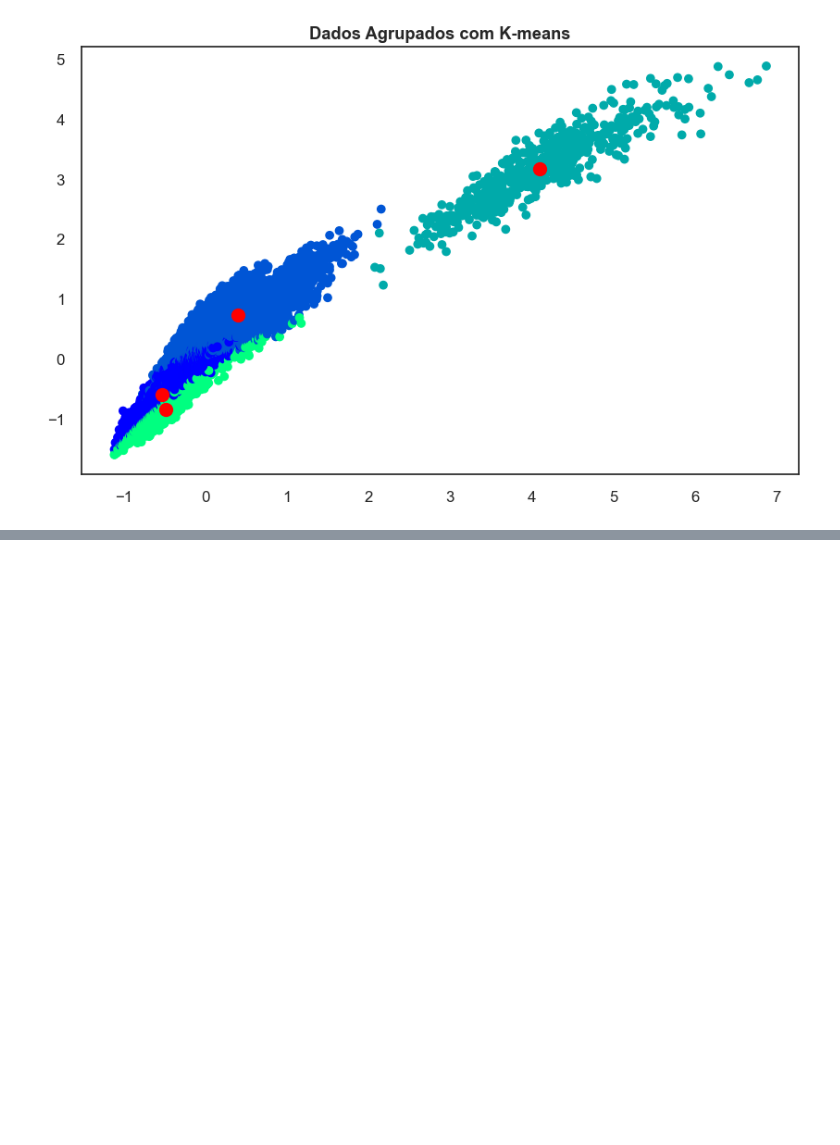
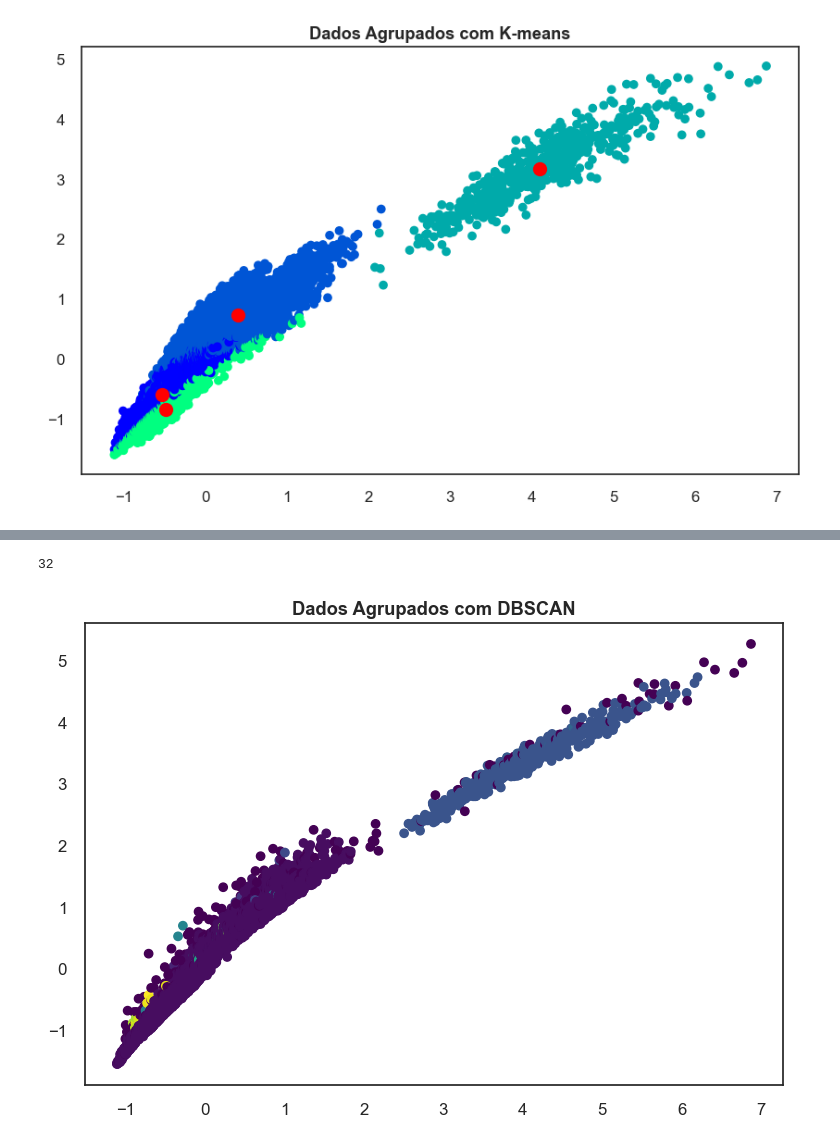
Before and after one commit to HiagoW/Alura-DataScience-Challenge, a Jupyter notebook: week_3/Non supervised learning.ipynb, the cells around one changed output, grey strips where cells are left out. Saved outputs shown, nothing was run; the diff lists cells and outputs as text; code cells hidden in the pictures; blank space fills up the shorter version.

Commit message:
MeanShift and DBScan

```diff
--- a/week_3/Non supervised learning.ipynb
+++ b/week_3/Non supervised learning.ipynb
@@ -333,0 +352,12 @@ plt.show()
+# %%
+sns.set(style='white', rc={'figure.figsize':(9,6)},font_scale=1.1)
+
+plt.scatter(x=X_normalizado[:,0],y=X_normalizado[:,1],c=rotulos_meanshift,cmap='winter')
+
+plt.scatter(meanshift_dados.cluster_centers_[:,0],
+           meanshift_dados.cluster_centers_[:,1],
+           s=100,
+           c='red')
+
+plt.title('Dados Agrupados com MeanShift', fontweight='bold')
+plt.show()
@@ -333,0 +368,7 @@ plt.show()
+# %%
+dbscan = DBSCAN(eps=1.2,min_samples=2)
+# %%
+dbscan_dados = dbscan.fit(X_normalizado)
+# %%
+rotulos_dbscan = dbscan_dados.labels_
+rotulos_dbscan
@@ -333,0 +387,14 @@ plt.show()
+# %%
+numero_rotulos = len(np.unique(rotulos_dbscan))
+numero_rotulos
+# %% [output]
+32
+# %%
+sns.set(style='white', rc={'figure.figsize':(9,6)},font_scale=1.1)
+
+plt.scatter(x=X_normalizado[:,0], y=X_normalizado[:,1], c=rotulos_dbscan, cmap='viridis')
+
+plt.title('Dados Agrupados com DBSCAN', fontweight='bold')
+plt.show()
+# %% [output]
+[figure, added]
```
Also changed, not shown: parts of 19 cells of this notebook.
